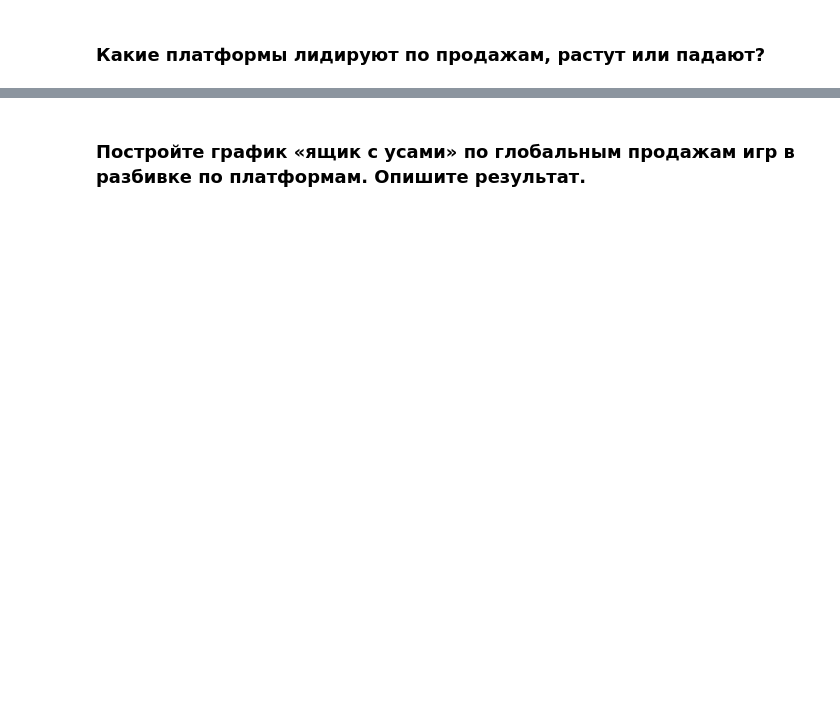
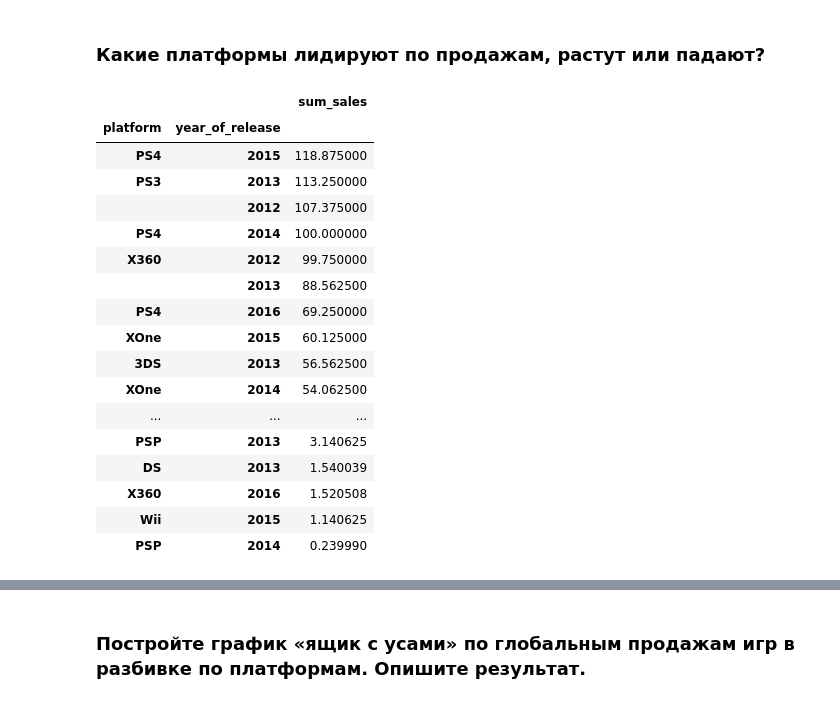
Before and after one commit to zabelin-ds/practicum, a Jupyter notebook: 05_project/gather_00.ipynb, the cells around one changed output, grey strips where cells are left out. Drawn from its saved outputs; the diff is of its cells as text; code cells hidden in the pictures; blank space fills up the shorter version.

Commit message:
review to sales in progress

```diff
--- a/05_project/gather_00.ipynb
+++ b/05_project/gather_00.ipynb
@@ -545,7 +545,7 @@ games_df = games_df.astype(
         'eu_sales': 'float16',
         'jp_sales': 'float16',
         'other_sales': 'float16',
-        'critic_score': 'uint8',
+        'critic_score': 'int8',
         'user_score': 'float16',
         'rating': 'category',
     }
@@ -606,3 +606,5 @@ display(
 <hr>
 # %% [markdown]
 ## Шаг 3. Проведите исследовательский анализ данных
+# %%
+with_years = games_df['year_of_release'] != 1970
@@ -624,2 +845,38 @@ display(
 # %% [markdown]
 ### Какие платформы лидируют по продажам, растут или падают?
+# %%
+platforms_sales = games_df.loc[
+    with_years
+    & (games_df['year_of_release'] >= 2012),
+    ['year_of_release', 'platform', 'sum_sales']
+]
+# %%
+sales_to_heatmap = platforms_sales.groupby(
+    by=['platform', 'year_of_release']
+)[['sum_sales']].sum()
+
+display(
+    sales_to_heatmap.sort_values(
+        by='sum_sales',
+        ascending=False
+    ).iloc[0: 47]
+)
+# %% [output]
+|  |  | sum_sales |
+| platform | year_of_release |  |
+| PS4 | 2015 | 118.875000 |
+| PS3 | 2013 | 113.250000 |
+|  | 2012 | 107.375000 |
+| PS4 | 2014 | 100.000000 |
+| X360 | 2012 | 99.750000 |
+|  | 2013 | 88.562500 |
+| PS4 | 2016 | 69.250000 |
+| XOne | 2015 | 60.125000 |
+| 3DS | 2013 | 56.562500 |
+| XOne | 2014 | 54.062500 |
+| ... | ... | ... |
+| PSP | 2013 | 3.140625 |
+| DS | 2013 | 1.540039 |
+| X360 | 2016 | 1.520508 |
+| Wii | 2015 | 1.140625 |
+| PSP | 2014 | 0.239990 |
```
Also changed, not shown: parts of 53 cells of this notebook.
